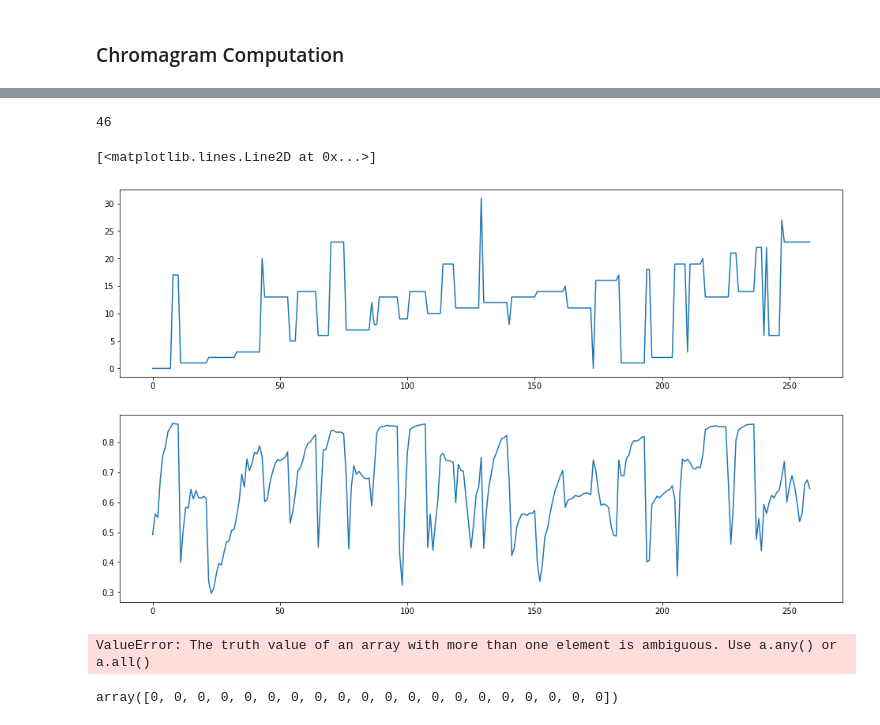
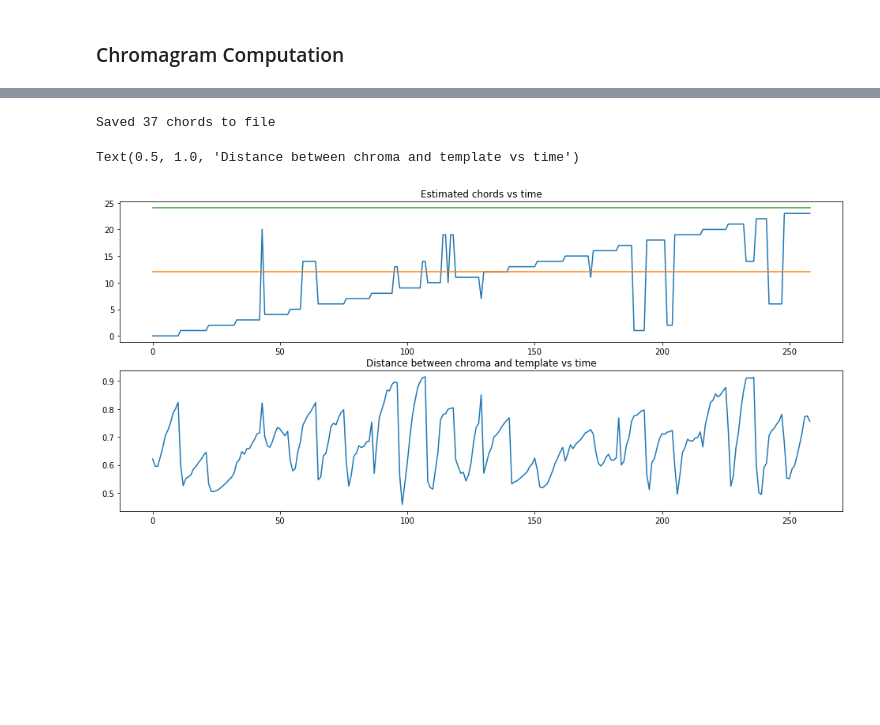
Before and after one commit to fmacca/template-chord-matching, a Jupyter notebook: Template_matching.ipynb, the cells around one changed output, grey strips where cells are left out. Saved outputs shown, nothing was run; the diff lists cells and outputs as text; code cells hidden in the pictures; blank space fills up the shorter version.

```diff
--- a/Template_matching.ipynb
+++ b/Template_matching.ipynb
@@ -171,7 +169,7 @@ import sounddevice as sd
 # Select the file to analyze
 root = Tk()
 root.iconphoto(False, PhotoImage(file='play.png'))
-root.filename =  filedialog.askopenfilename(initialdir = "/",title = "Select an audio file",filetypes = (("all files","*.*"),("mp3","*.mp3"),("wav","*.wav")))
+root.filename =  filedialog.askopenfilename(initialdir = "Chord Examples",title = "Select an audio file",filetypes = (("all files","*.*"),("mp3","*.mp3"),("wav","*.wav")))
 if(root.filename):
     #print ("Selected file path:",root.filename)
     name=ntpath.basename(root.filename)
@@ -238,7 +236,7 @@ sum(chroma_smooth[:,50]**2)
 # %%
 # The function mu_compress is available only in recent versions of the package (for instance librosa 7.2, which is not the one available from conda!)
-chroma_compr = librosa.mu_compress(chroma_smooth, quantize=False, mu=30)
-#chroma_compr = librosa.mu_compress(chroma, quantize=False, mu=10)
+#chroma_compr = librosa.mu_compress(chroma_smooth, quantize=False, mu=30)
+chroma_compr = librosa.mu_compress(chroma, quantize=False, mu=10)
 
 chroma_compr=normalize_2(chroma_compr)
 # %%
@@ -273,10 +263,10 @@ Text(0.5, 1.0, 'Smoothed and then compressed chroma representation of Major_mino
 # %%
 # The right parameter mu
-plt.figure(figsize=(16.4, 16.4))
-i=0
-for mu in [1, 10, 50, 100, 150, 200, 250, 500, 1000]:
-    i=i+1
-    chroma_tmp = librosa.mu_compress(chroma_smooth,mu=mu, quantize=False)
-    plt.subplot(9,1,i)
-    dspl.specshow(chroma_tmp, y_axis='chroma', x_axis='time')
-    plt.title("Chroma representation of "+name+", compression with mu = "+str(mu))
+#plt.figure(figsize=(16.4, 16.4))
+#i=0
+#for mu in [1, 10, 50, 100, 150, 200, 250, 500, 1000]:
+#    i=i+1
+#    chroma_tmp = librosa.mu_compress(chroma_smooth,mu=mu, quantize=False)
+#    plt.subplot(9,1,i)
+#    dspl.specshow(chroma_tmp, y_axis='chroma', x_axis='time')
+#    plt.title("Chroma representation of "+name+", compression with mu = "+str(mu))
@@ -323,34 +311,21 @@ def write_lab_file(name,est_chords,sr,hop_length,chords_labs):
     #    print("Something went wrong!")
 # %%
 estimated,distance=template_matching(chroma_compr,chords,chords_labs=chords_labs)
-estimated,distance=template_matching(chroma,chords,chords_labs=chords_labs)
+#estimated,distance=template_matching(chroma,chords,chords_labs=chords_labs)
 #estimated=template_matching(chroma_smooth,chords,chords_labs=triads_labs)
 write_lab_file(name="Analyzed_tracks/"+name,est_chords=estimated,sr=sr,hop_length=hop_length,chords_labs=chords_labs)
 # %% [output]
-46
+Saved 37 chords to file
 # %%
-plt.figure(figsize=(16.4, 9.6))
+plt.figure(figsize=(16.4, 3.6*2))
 plt.subplot(2,1,1)
 plt.plot(estimated)
+plt.plot(12*np.ones(shape=chroma.shape[1],dtype=int))
+plt.plot(24*np.ones(shape=chroma.shape[1],dtype=int))
+plt.title("Estimated chords vs time")
 plt.subplot(2,1,2)
 plt.plot(distance)
+plt.title("Distance between chroma and template vs time")
 # %% [output]
-[<matplotlib.lines.Line2D at 0x...>]
+Text(0.5, 1.0, 'Distance between chroma and template vs time')
-[figure, old version]
+[figure, new version]
-# %%
-# Selection of parameters
-N=20
-avg_N_chords=np.zeros(shape=N,dtype=int)
-for n in range(N):
-    chroma_smooth=temporal_smothing(chroma,n_win=(n+1)*10)
-    chroma_compr = librosa.mu_compress(chroma_smooth, quantize=False, mu=30)
-    estimated=template_matching(chroma_compr,chords,chords_labs=chords_labs)
-    #estimated=template_matching(chroma_smooth,chords,chords_labs=chords_labs)
-    avg_N_chords[n]=write_lab_file(name="temp",est_chords=estimated,sr=sr,hop_length=hop_length,chords_labs=chords_labs)
-    print(str((n+1)*10)+"\t"+str(avg_N_chords[n]))
-# %% [output]
-ValueError: The truth value of an array with more than one element is ambiguous. Use a.any() or a.all()
-# %%
-avg_N_chords
-# %% [output]
-array([0, 0, 0, 0, 0, 0, 0, 0, 0, 0, 0, 0, 0, 0, 0, 0, 0, 0, 0, 0])
```
Also changed, not shown: parts of 15 cells of this notebook.
